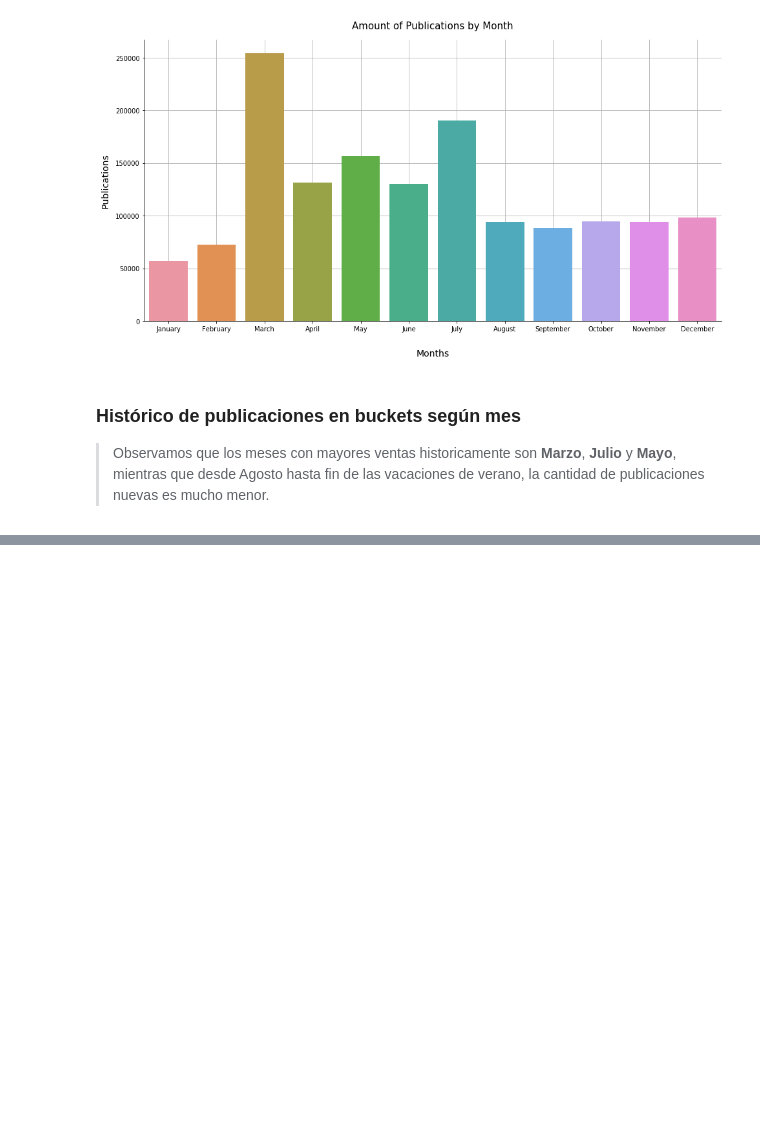
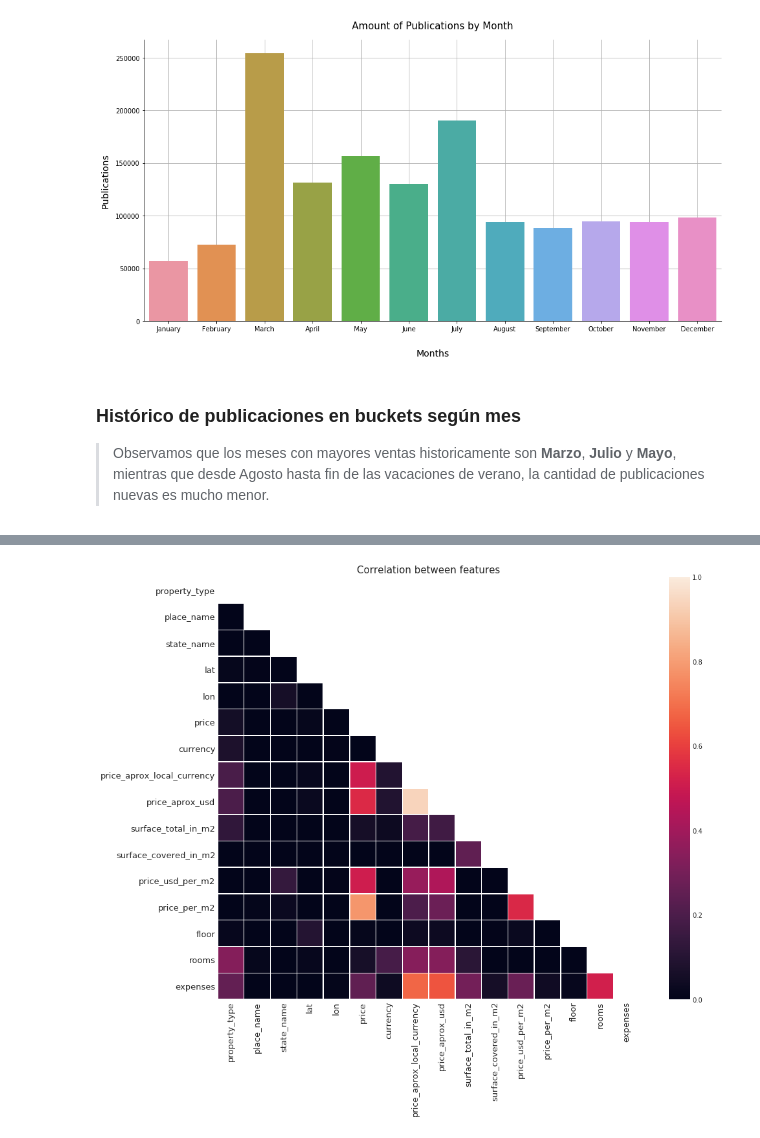
Before and after one commit to fpenovi/BArealEstatePricing, a Jupyter notebook: notebooks/00 - Hello_TP.ipynb, the cells around one changed output, grey strips where cells are left out. Saved outputs shown, nothing was run; the diff lists cells and outputs as text; code cells hidden in the pictures; blank space fills up the shorter version.

Commit message:
Correlation plot

```diff
--- a/notebooks/00 - Hello_TP.ipynb
+++ b/notebooks/00 - Hello_TP.ipynb
@@ -146,0 +151,22 @@ sns.despine();
+# %%
+corr = dfPublished.fillna({'currency':'USD'})
+dfPublished.currency = dfPublished.currency.astype('category')
+dfPublished.currency = dfPublished.currency.cat.codes
+dfPublished.state_name = dfPublished.state_name.astype('category')
+dfPublished.state_name = dfPublished.state_name.cat.codes
+dfPublished.place_name = dfPublished.place_name.astype('category')
+dfPublished.place_name = dfPublished.place_name.cat.codes
+dfPublished.property_type = dfPublished.property_type.astype('category')
+dfPublished.property_type = dfPublished.property_type.cat.codes
+corr = dfPublished.corr()
+
+mask = np.zeros_like(corr)
+mask[np.triu_indices_from(mask)] = True
+with sns.axes_style("white"):
+    ax = sns.heatmap(corr, mask=mask, vmin=0.0, vmax=1.0, linewidths=.5, square=True)
+
+ax.get_figure().set_size_inches(16,12)
+ax.tick_params(labelsize=13)
+ax.set_title("Correlation between features", fontdict={'size':15});
+# %% [output]
+[figure, added]
```
Also changed, not shown: parts of 4 cells of this notebook.
